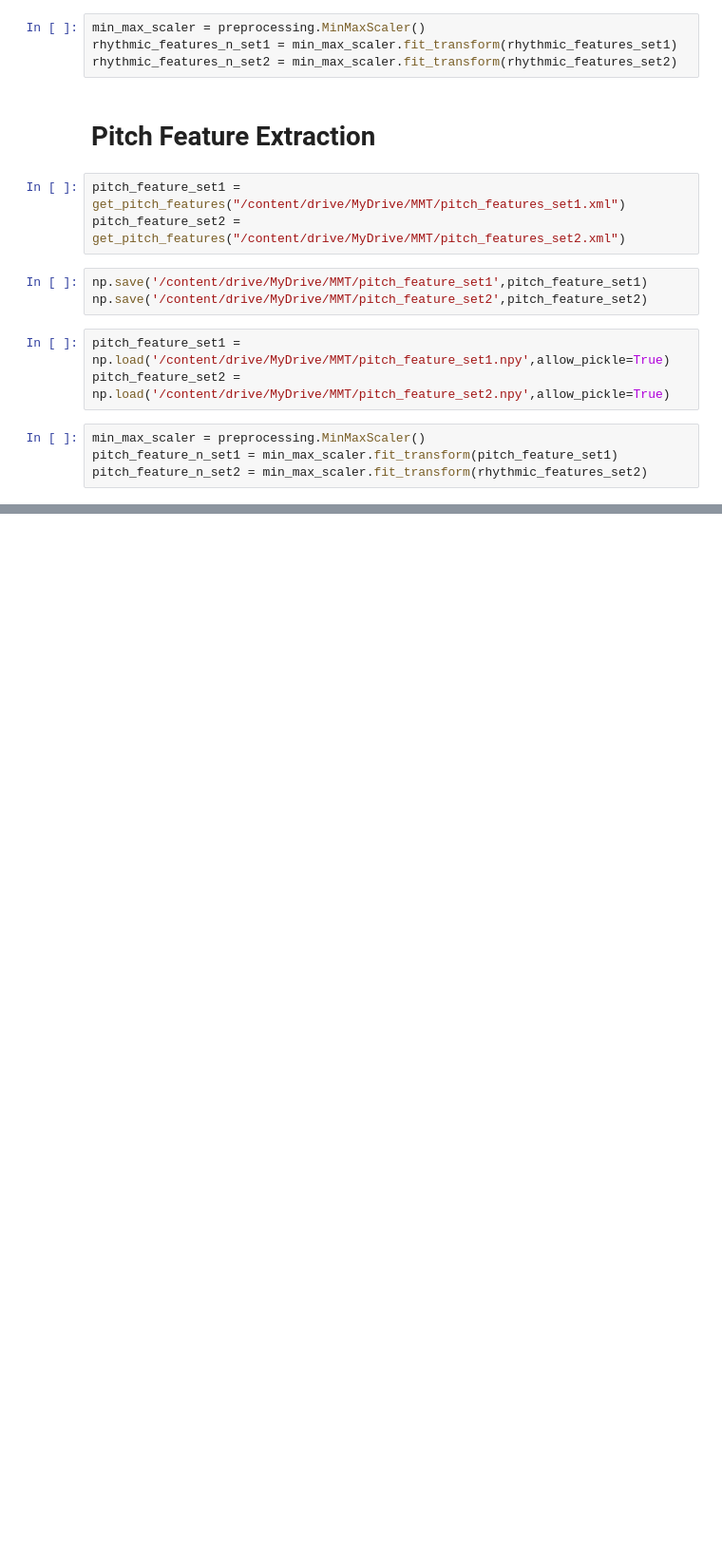
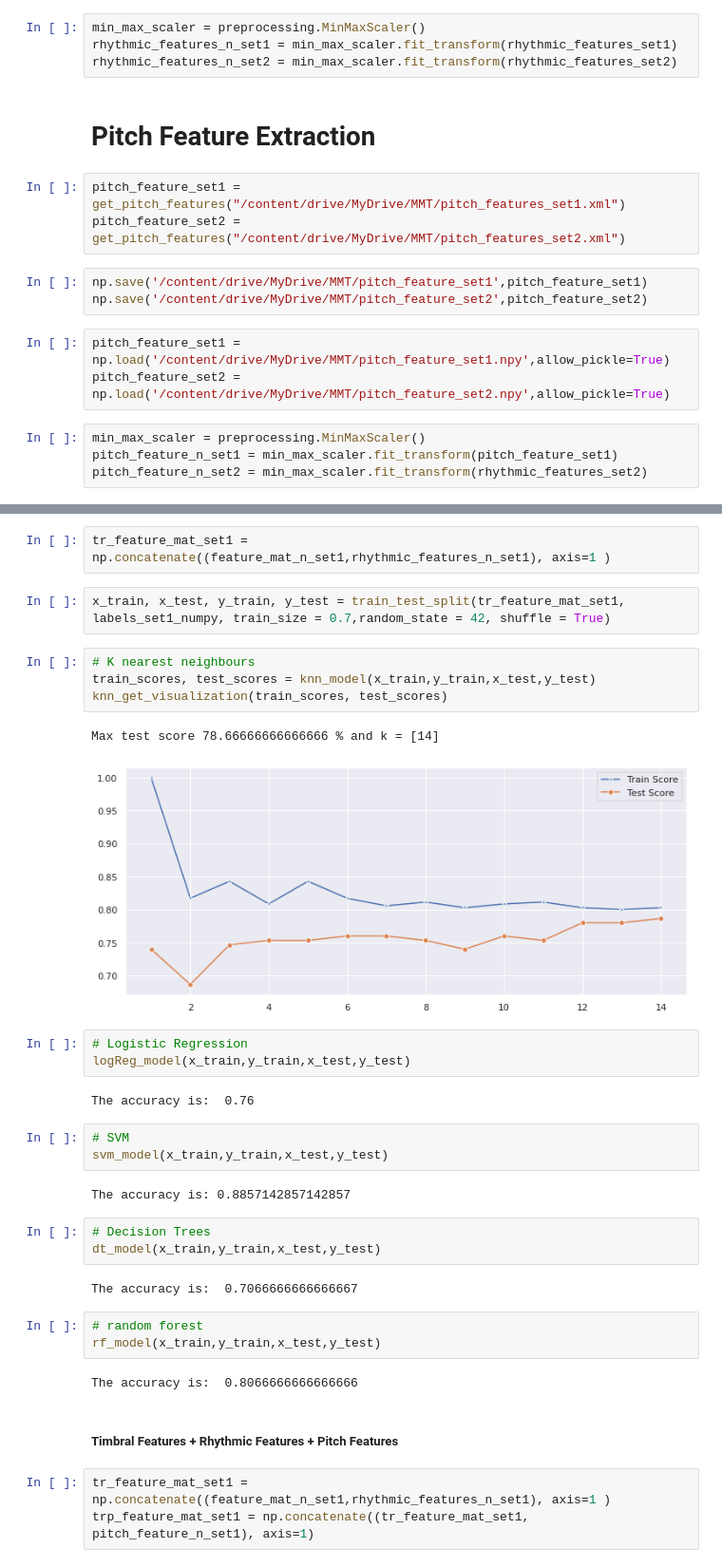
Before and after one commit to D-Mahajan/Music-Genre-Classification, a Jupyter notebook: MMT_genre_classification.ipynb, the cells around one changed output, grey strips where cells are left out. Shown at 95% size. Saved outputs shown, nothing was run; the diff lists cells and outputs as text; blank space fills up the shorter version.

```diff
--- a/MMT_genre_classification.ipynb
+++ b/MMT_genre_classification.ipynb
@@ -292,0 +366,36 @@ pitch_feature_n_set2 = min_max_scaler.fit_transform(rhythmic_features_set2)
+# %%
+tr_feature_mat_set1 = np.concatenate((feature_mat_n_set1,rhythmic_features_n_set1), axis=1 )
+# %%
+x_train, x_test, y_train, y_test = train_test_split(tr_feature_mat_set1, labels_set1_numpy, train_size = 0.7,random_state = 42, shuffle = True)
+# %%
+# K nearest neighbours
+train_scores, test_scores = knn_model(x_train,y_train,x_test,y_test)
+knn_get_visualization(train_scores, test_scores)
+# %% [output]
+Max test score 78.66666666666666 % and k = [14]
+[figure, added]
+# %%
+# Logistic Regression
+logReg_model(x_train,y_train,x_test,y_test)
+# %% [output]
+The accuracy is:  0.76
+# %%
+# SVM
+svm_model(x_train,y_train,x_test,y_test)
+# %% [output]
+The accuracy is: 0.8857142857142857
+# %%
+# Decision Trees
+dt_model(x_train,y_train,x_test,y_test)
+# %% [output]
+The accuracy is:  0.7066666666666667
+# %%
+# random forest
+rf_model(x_train,y_train,x_test,y_test)
+# %% [output]
+The accuracy is:  0.8066666666666666
+# %% [markdown]
+##### Timbral Features + Rhythmic Features + Pitch Features
+# %%
+tr_feature_mat_set1 = np.concatenate((feature_mat_n_set1,rhythmic_features_n_set1), axis=1 )
+trp_feature_mat_set1 = np.concatenate((tr_feature_mat_set1, pitch_feature_n_set1), axis=1)
```
Also changed, not shown: parts of 170 cells of this notebook.
